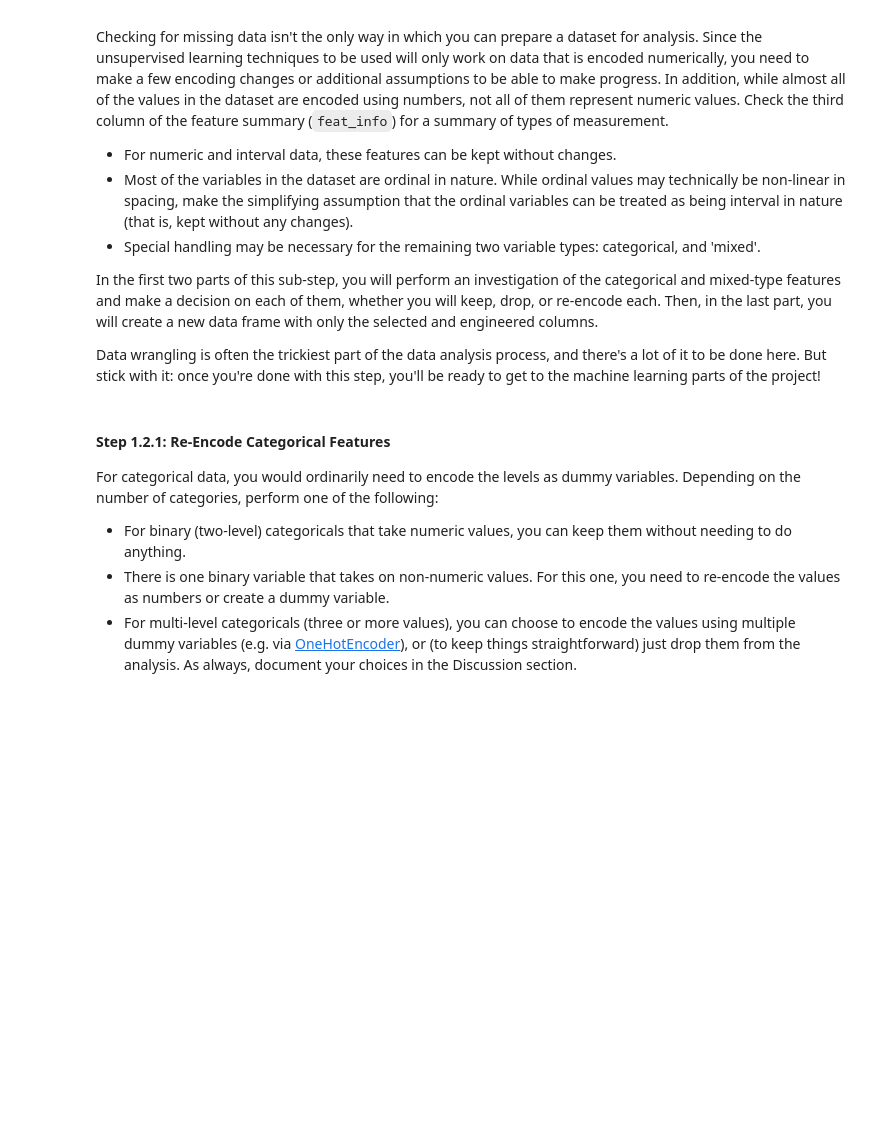
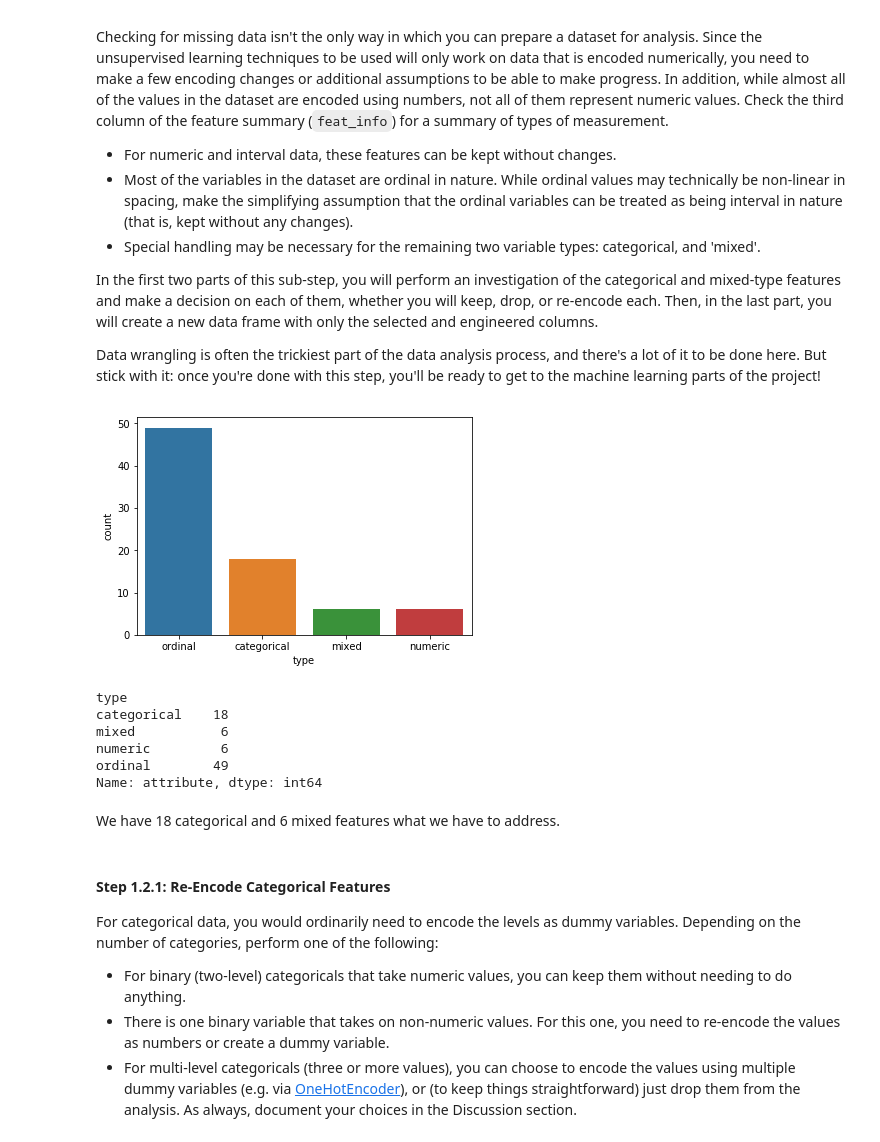
Before and after one commit to sborde/IMLTFND_CustomerSegments, a Jupyter notebook: Identify_Customer_Segments.ipynb, the cells around one changed output. Drawn from its saved outputs; the diff is of its cells as text; code cells hidden in the pictures; blank space fills up the shorter version.

```diff
--- a/Identify_Customer_Segments.ipynb
+++ b/Identify_Customer_Segments.ipynb
@@ -226,6 +265,22 @@ In the first two parts of this sub-step, you will perform an investigation of th
 Data wrangling is often the trickiest part of the data analysis process, and there's a lot of it to be done here. But stick with it: once you're done with this step, you'll be ready to get to the machine learning parts of the project!
 # %%
 # How many features are there of each data type?
+plt.figure()
+sns.countplot(x='type', data=feat_info.loc[feat_info.attribute.isin(azdias.columns), :])
+plt.show()
+# %% [output]
+[figure, added]
+# %%
+feat_info.loc[feat_info.attribute.isin(azdias.columns), :].groupby(by='type').attribute.count()
+# %% [output]
+type
+categorical    18
+mixed           6
+numeric         6
+ordinal        49
+Name: attribute, dtype: int64
+# %% [markdown]
+We have 18 categorical and 6 mixed features what we have to address.
 # %% [markdown]
 #### Step 1.2.1: Re-Encode Categorical Features
 
```
Also changed, not shown: parts of 14 cells of this notebook.
